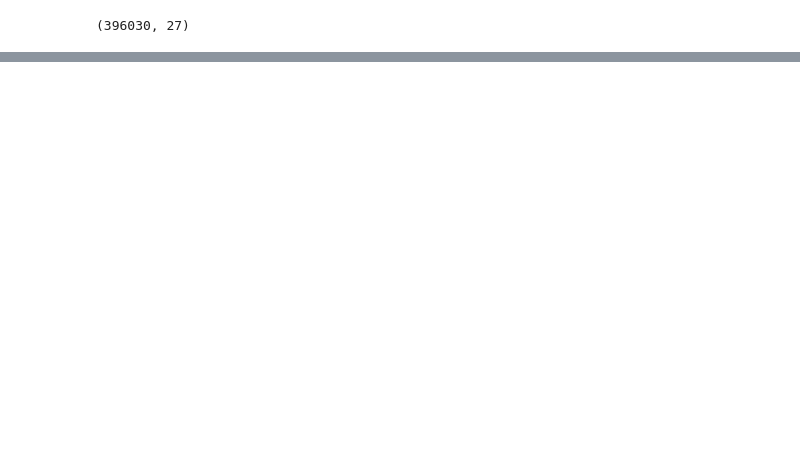
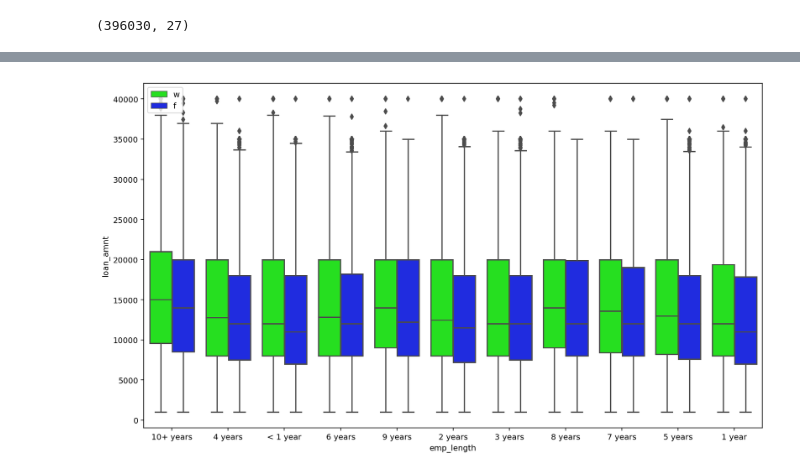
Before and after one commit to himanshu238/DataScience, a Jupyter notebook: dt_ rf/loan.ipynb, the cells around one changed output, grey strips where cells are left out. Cells and saved outputs as stored; diff of their text form; code cells hidden in the pictures; blank space fills up the shorter version.

```diff
--- a/dt_ rf/loan.ipynb
+++ b/dt_ rf/loan.ipynb
@@ -35,0 +114,7 @@ sns.heatmap(data.isnull(),)
+# %%
+plt.figure(figsize=(14,8),dpi = 140)
+sns.boxplot(data = data, x = 'emp_length', y = 'loan_amnt',palette='hsv',hue = 'initial_list_status')
+plt.legend(loc='upper left')
+plt.show()
+# %% [output]
+[figure, added]
```
Also changed, not shown: parts of 59 cells of this notebook, 10 other files.
